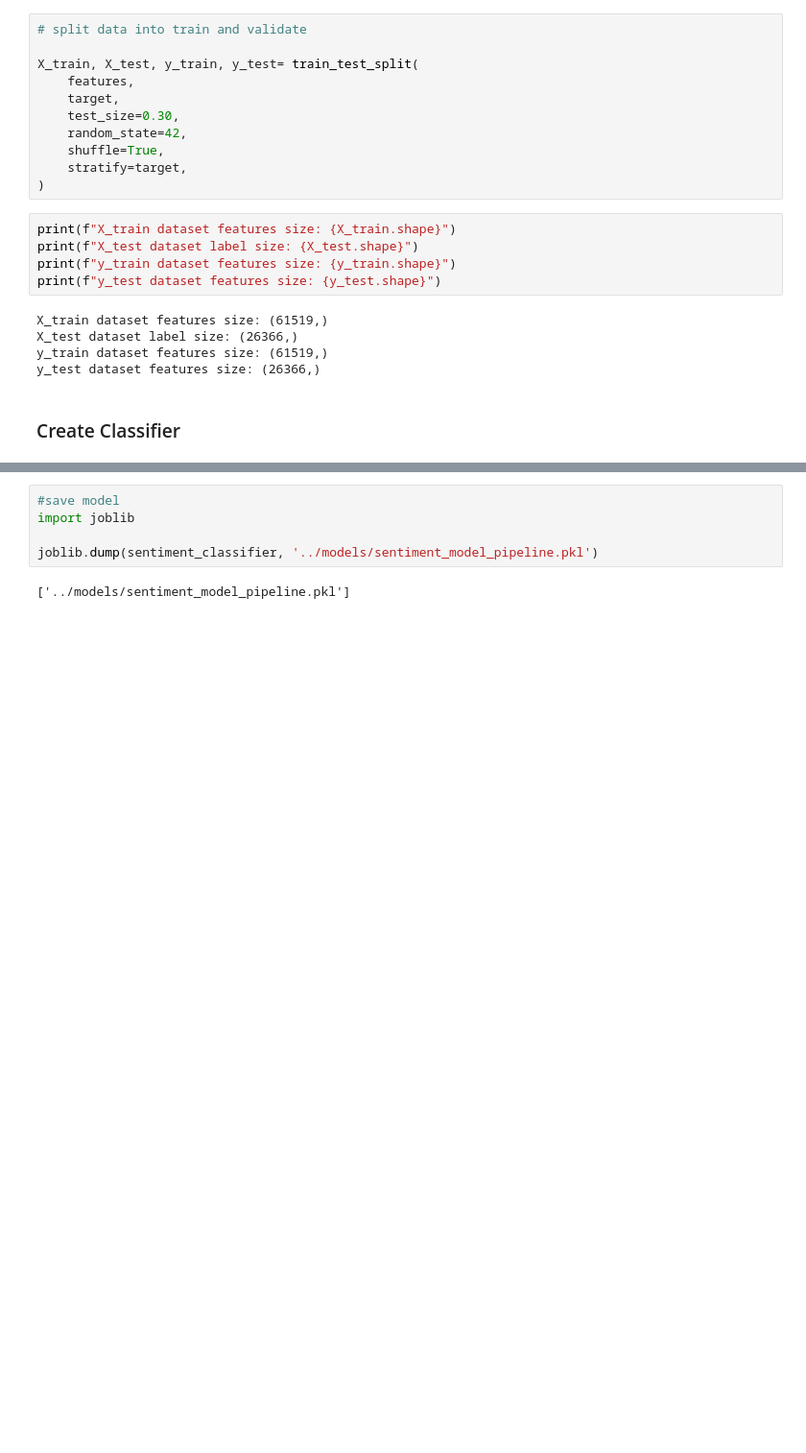
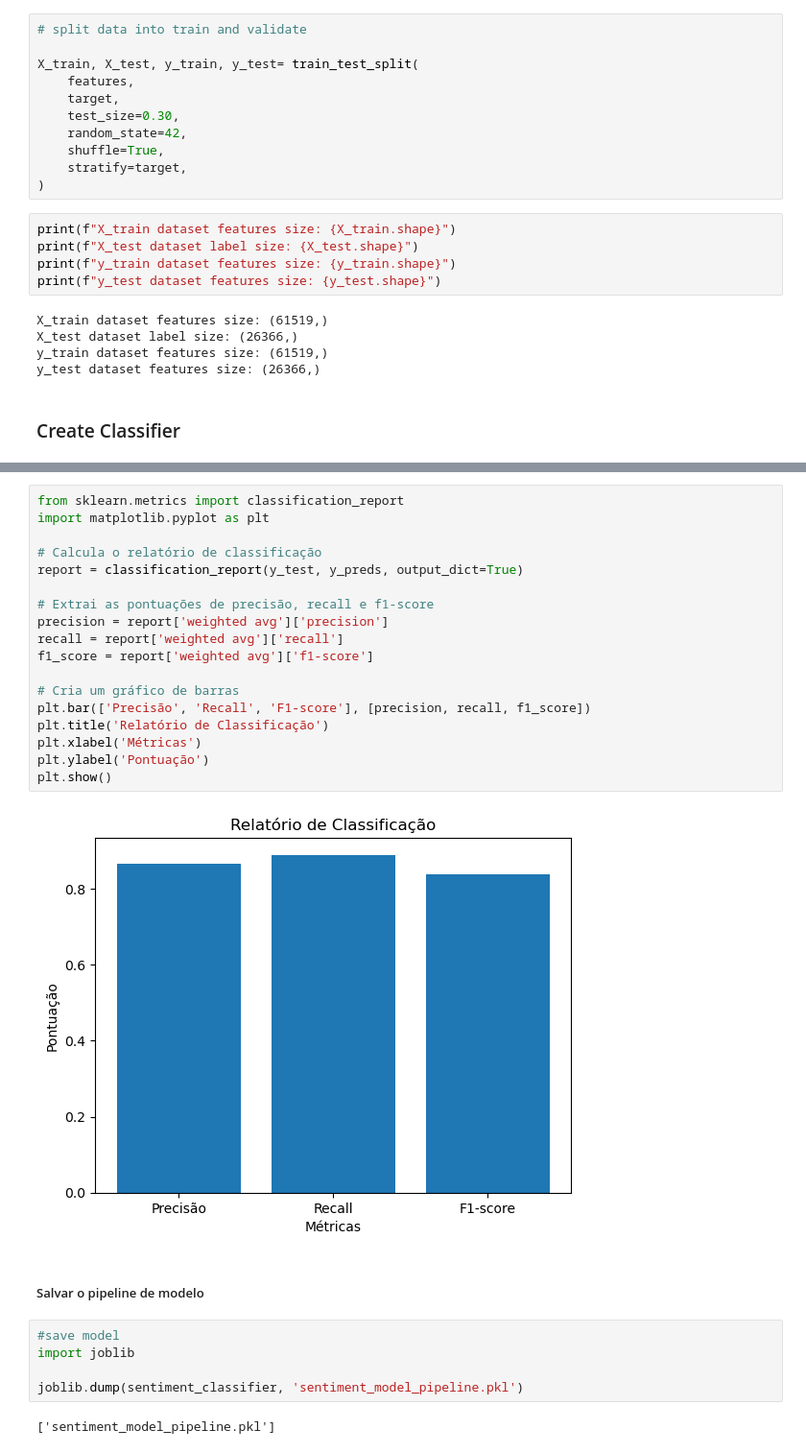
Before and after one commit to renatodias08/pipelineRessarcimento, a Jupyter notebook: jupyter/notebooks/ProcessoRessarcimento_NLP_Passo_2_dump_pkl_.ipynb, the cells around one changed output, grey strips where cells are left out. Shown at 96% size. Saved outputs shown, nothing was run; the diff lists cells and outputs as text; blank space fills up the shorter version.

```diff
--- a/jupyter/notebooks/ProcessoRessarcimento_NLP_Passo_2_dump_pkl_.ipynb
+++ b/jupyter/notebooks/ProcessoRessarcimento_NLP_Passo_2_dump_pkl_.ipynb
@@ -199,9 +290,31 @@ weighted avg       0.90      0.89      0.84     26366
+# %%
+from sklearn.metrics import classification_report
+import matplotlib.pyplot as plt
+
+# Calcula o relatório de classificação
+report = classification_report(y_test, y_preds, output_dict=True)
+
+# Extrai as pontuações de precisão, recall e f1-score
+precision = report['weighted avg']['precision']
+recall = report['weighted avg']['recall']
+f1_score = report['weighted avg']['f1-score']
+
+# Cria um gráfico de barras
+plt.bar(['Precisão', 'Recall', 'F1-score'], [precision, recall, f1_score])
+plt.title('Relatório de Classificação')
+plt.xlabel('Métricas')
+plt.ylabel('Pontuação')
+plt.show()
+# %% [output]
+[figure, added]
+# %% [markdown]
+##### Salvar o pipeline de modelo
 # %%
 #save model
 import joblib
 
-joblib.dump(sentiment_classifier, '../models/sentiment_model_pipeline.pkl')
+joblib.dump(sentiment_classifier, 'sentiment_model_pipeline.pkl')
 # %% [output]
-['../models/sentiment_model_pipeline.pkl']
+['sentiment_model_pipeline.pkl']
 # %%
 import joblib
```
Also changed, not shown: parts of 43 cells of this notebook, 3 other files.
